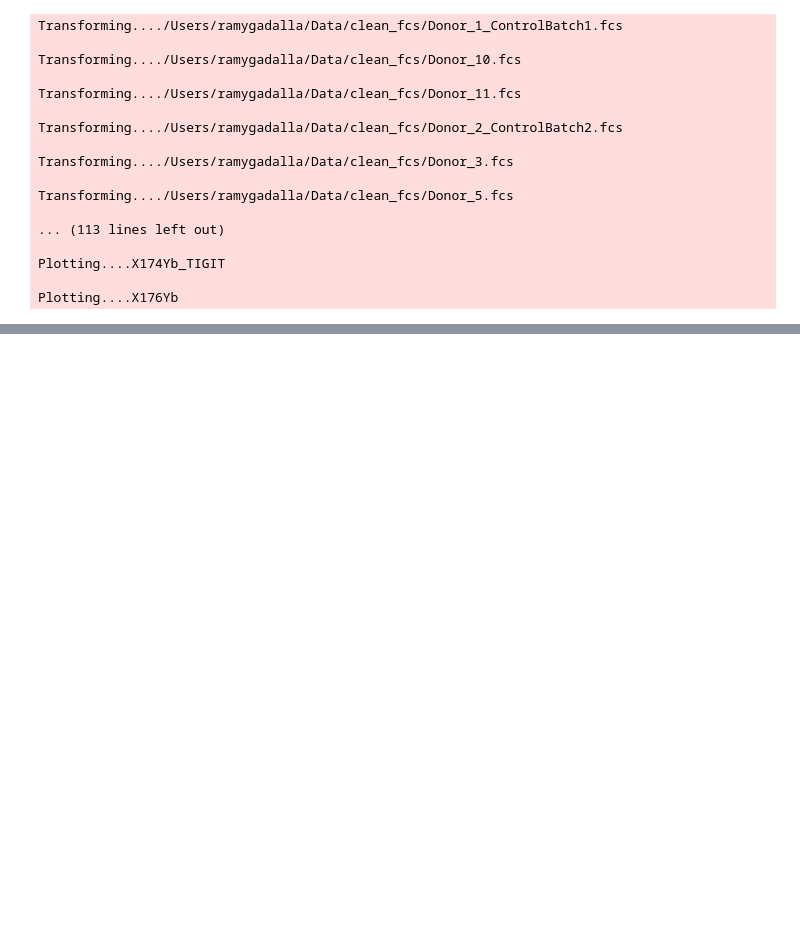
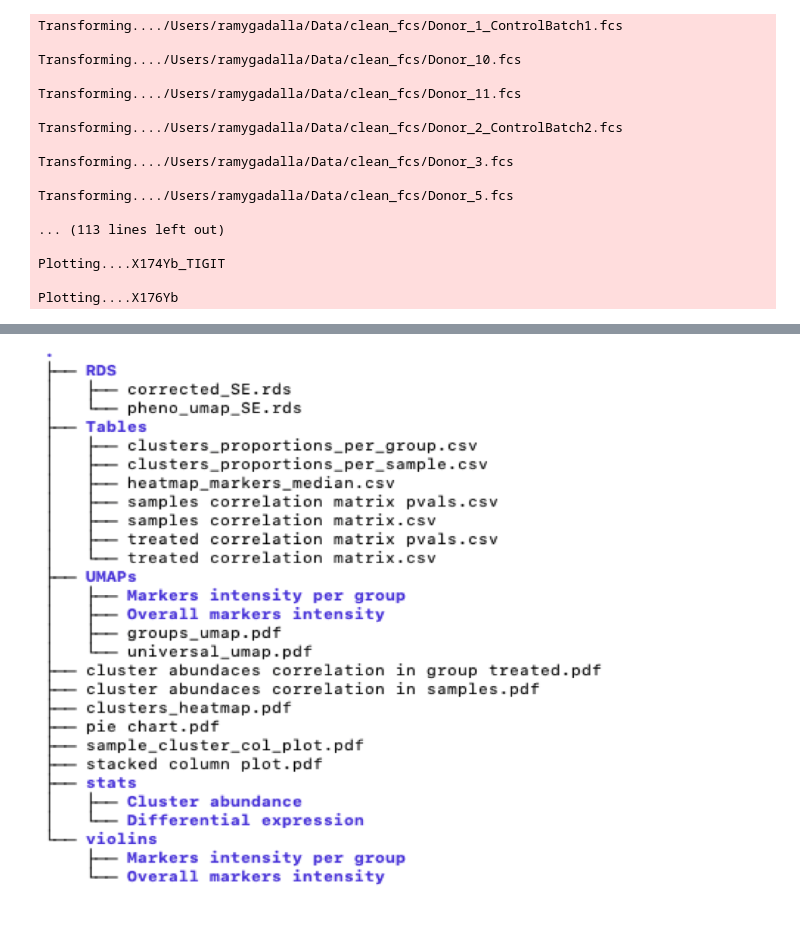
Before and after one commit to RamyGadalla/CytoAnalyze, a Jupyter notebook: vignettes/cyto.ipynb, the cells around one changed output, grey strips where cells are left out. Saved outputs shown, nothing was run; the diff lists cells and outputs as text; code cells hidden in the pictures; blank space fills up the shorter version.

```diff
--- a/vignettes/cyto.ipynb
+++ b/vignettes/cyto.ipynb
@@ -36,0 +35,11 @@ Plotting....X176Yb
+# %%
+{
+    "tags": [
+        "hide-input",
+    ]
+}
+
+from IPython.display import Image
+Image(filename='/Users/ramygadalla/Data/png/tree mainx.png')
+# %% [output]
+[figure, added]
```
Also changed, not shown: parts of 1 cell of this notebook.
